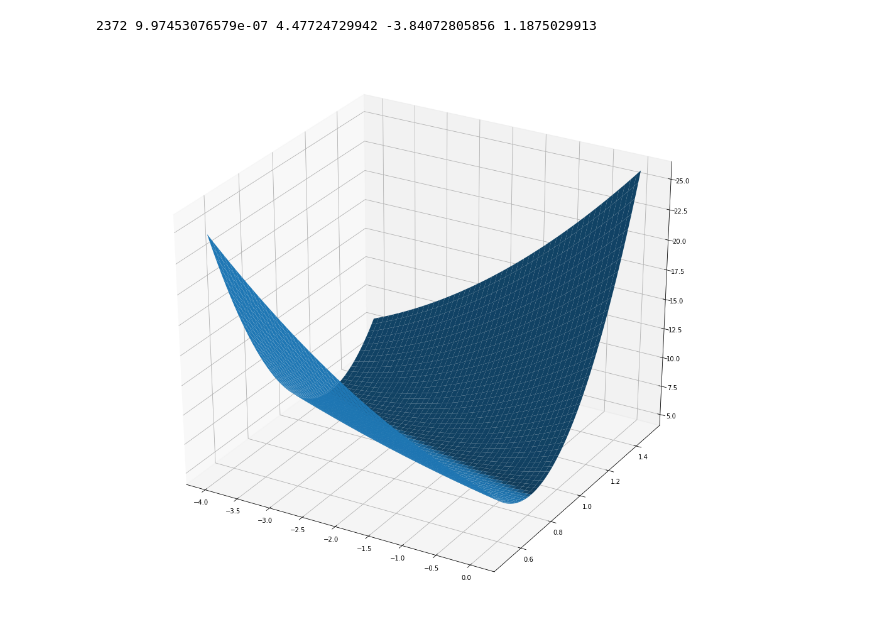
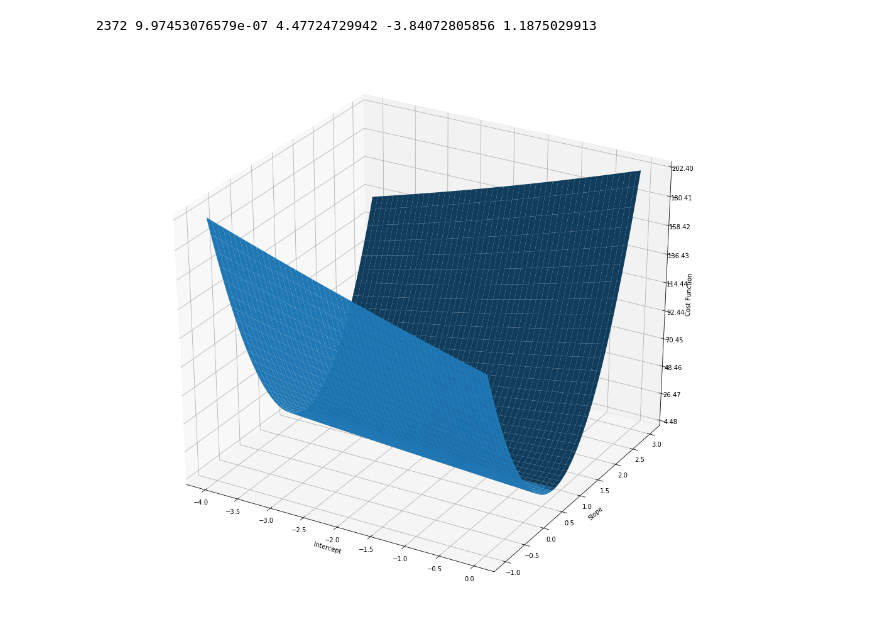
Before and after one commit to Valentinilla/Linear-and-logistic-regression-using-gradient-descent, a Jupyter notebook: Univariate Batch Gradient Descent.ipynb, the cells around one changed output. Drawn from its saved outputs; the diff is of its cells as text; code cells hidden in the pictures.

Commit message:
New Surface Plot

```diff
--- a/Univariate Batch Gradient Descent.ipynb
+++ b/Univariate Batch Gradient Descent.ipynb
@@ -30,12 +31,13 @@ def dJi(par0, par1, df, i_par):
 # initialize parameters and variables
 intercept = 0.0
 slope = 0.0
-cost_fn0 = 0.0 #J(intercept, slope, profits)
+cost_fn0 = 0.0
 dcost_fn = 10000
 alpha = 0.01
+precision = 1e-06
 i = 0
 
-while dcost_fn > 1e-06:
+while dcost_fn > precision:
     i+= 1
     # update parameters simultaneously
     theta0 = intercept - alpha*dJi(intercept, slope, profits, 0)
@@ -45,6 +47,7 @@ while dcost_fn > 1e-06:
     # recalculate cost and its gradient
     cost_fn = J(intercept, slope, profits)
     dcost_fn = abs(cost_fn - cost_fn0)
+    # store value for next iteration
     cost_fn0 = cost_fn
 
 print(i, dcost_fn, cost_fn, intercept, slope)
@@ -53,18 +56,25 @@ print(i, dcost_fn, cost_fn, intercept, slope)
 # %%
 fig = plt.figure(figsize=(18,16))
 ax = fig.add_subplot(111, projection='3d')
 p = 200
-X = np.linspace(-4, 0.05, p)
-Y = np.linspace(0.5, 1.5, p)
+#X = np.linspace(-4, 0.05, p)
+#Y = np.linspace(0.5, 1.5, p)
+X = np.linspace(-4, 0.0, p)
+Y = np.linspace(-1, 3, p)
 X, Y = np.meshgrid(X, Y, sparse=False, indexing='ij')
 Z = np.zeros(shape=(p,p))
 for i in range(p):
     for j in range(p):
         Z[i,j] = J(X[i,j], Y[i,j], profits)
 
 
 
 surf = ax.plot_surface(X, Y, Z, rstride=4, cstride=4, linewidth=0)
+ax.zaxis.set_major_locator(LinearLocator(10))
+ax.zaxis.set_major_formatter(FormatStrFormatter('%.02f'))
+ax.set_xlabel('Intercept')
+ax.set_ylabel('Slope')
+ax.set_zlabel('Cost Function')
 plt.show()
 # %% [output]
-[figure, old version]
+[figure, new version]
```
Also changed, not shown: parts of 2 cells of this notebook.
